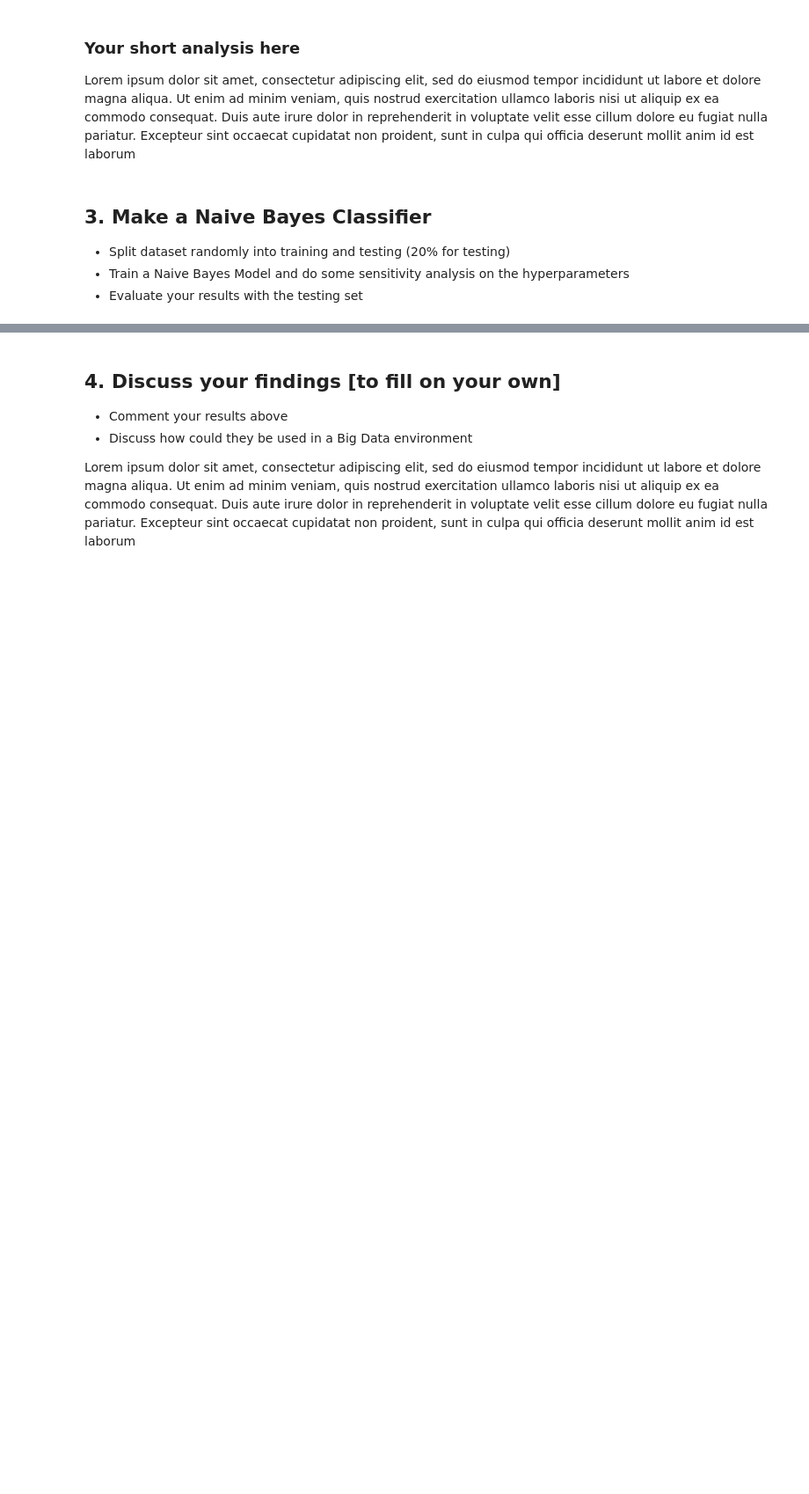
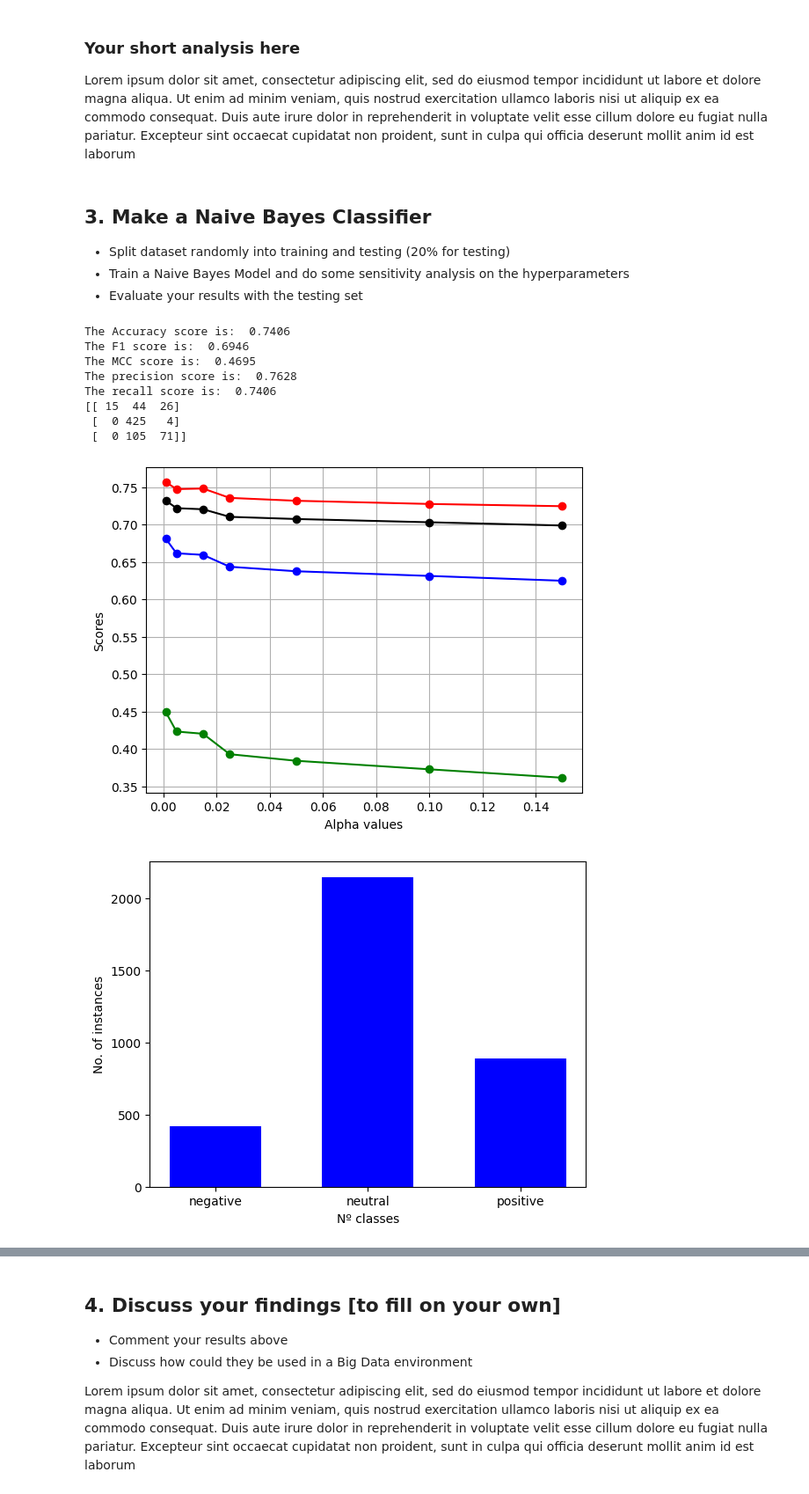
Before and after one commit to rubentorres-developer/DataMining-FirstHomeAssignment, a Jupyter notebook: PD_2324_HA1.ipynb, the cells around one changed output, grey strips where cells are left out. Shown at 88% size. Drawn from its saved outputs; the diff is of its cells as text; code cells hidden in the pictures; blank space fills up the shorter version.

```diff
--- a/PD_2324_HA1.ipynb
+++ b/PD_2324_HA1.ipynb
@@ -383,29 +408,40 @@ def plot_class_balance(data):
 # %%
 class_encoding = {'negative': 0, 'neutral': 1, 'positive': 2}
 
 y_corpus: list[str] = [class_encoding[documents_classified["class"]] for documents_classified in documents_classified]
 x_corpus = words_texts_sets
 
 x_train, y_train, x_test, y_test = make_train_test(x_corpus, y_corpus, r=0.2)
 
 
 PC: list[float] = calc_prior_counts(y_train)
 LHC: list[float] = calc_likelihood_counts(x_train, y_train)
 
 preds: list[int]=classify_documents(x_test, PC, LHC, alpha=0.0001)
 
 # for i, words in enumerate(x_test[:10]):
 #     print(i, "--", preds[i], "<--", words)
 
 model_evaluation(y_test, preds)
 
 
 alphas = [0.001, 0.005, 0.015, 0.025, 0.05, 0.1, 0.15]
 plot_diferent_aplha_values(x_test, y_test, PC, LHC, preds, alphas)
 plot_class_balance(y_corpus)
 
 # print(words_texts_sets)
 
-priors, L_hoods = PD_NBa(words_texts_sets, y_corpus, 0.08)
+# priors, L_hoods = PD_NBa(words_texts_sets, y_corpus, 0.08)
 
-show_NB(priors, L_hoods)
+# show_NB(priors, L_hoods)
+# %% [output]
+The Accuracy score is:  0.7406
+The F1 score is:  0.6946
+The MCC score is:  0.4695
+The precision score is:  0.7628
+The recall score is:  0.7406
+[[ 15  44  26]
+ [  0 425   4]
+ [  0 105  71]]
+[figure, added]
+[figure, added]
```
Also changed, not shown: parts of 3 cells of this notebook.
